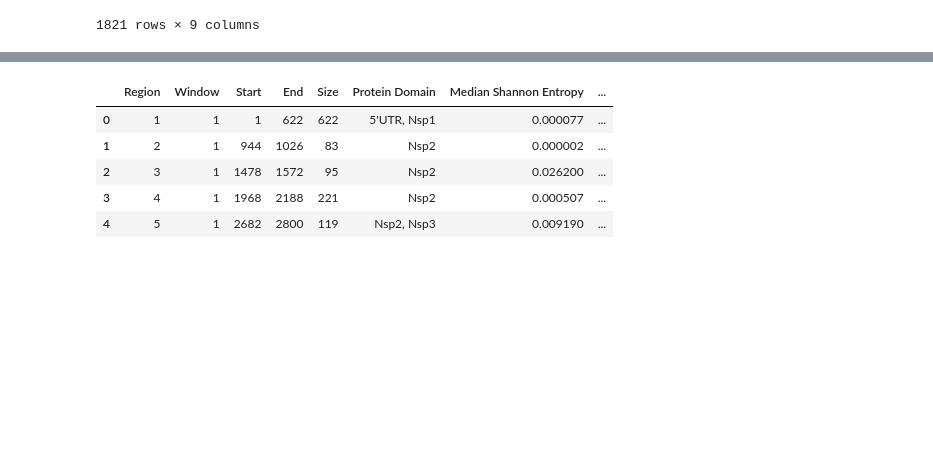
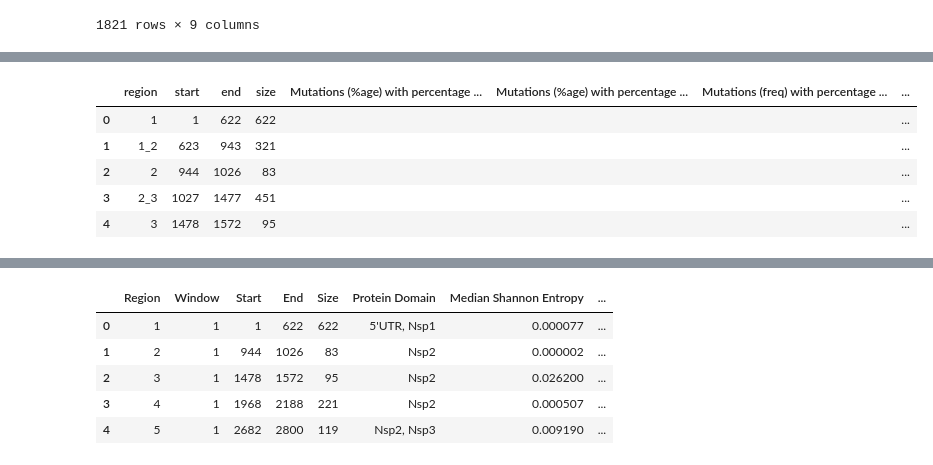
Before and after one commit to iamakhilverma/conserved_stretches_in_sars_cov2, a Jupyter notebook: notebooks_and_scripts/notebook_002.ipynb, the cells around one changed output, grey strips where cells are left out. Drawn from its saved outputs; the diff is of its cells as text; code cells hidden in the pictures; blank space fills up the shorter version.

```diff
--- a/notebooks_and_scripts/notebook_002.ipynb
+++ b/notebooks_and_scripts/notebook_002.ipynb
@@ -795,0 +859,17 @@ df_per_pt1
+# %%
+df_orf1ab["Mutations (%age) with percentage abundance >= 0.1"] = ""
+df_orf1ab["Mutations (%age) with percentage abundance >= 1"] = ""
+df_orf1ab["Mutations (freq) with percentage abundance >= 0.1"] = ""
+df_orf1ab["Mutations (freq) with percentage abundance >= 1"] = ""
+df_orf1ab["Sum of mutations frequency with percentage abundance >= 0.1"] = 0
+df_orf1ab["Sum of mutations frequency with percentage abundance >= 1"] = 0
+df_orf1ab["Total mutations with percentage abundance >= 0.1"] = 0
+df_orf1ab["Total mutations with percentage abundance >= 1"] = 0
+df_orf1ab.head()
+# %% [output]
+|  | region | start | end | size | Mutations (%age) with percentage ... | Mutations (%age) with percentage ... | Mutations (freq) with percentage ... | ... |
+| 0 | 1 | 1 | 622 | 622 |  |  |  | ... |
+| 1 | 1_2 | 623 | 943 | 321 |  |  |  | ... |
+| 2 | 2 | 944 | 1026 | 83 |  |  |  | ... |
+| 3 | 2_3 | 1027 | 1477 | 451 |  |  |  | ... |
+| 4 | 3 | 1478 | 1572 | 95 |  |  |  | ... |
```
Also changed, not shown: parts of 13 cells of this notebook.
